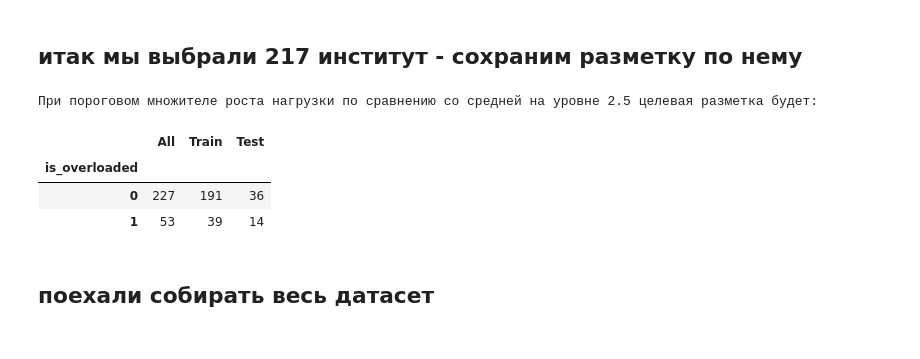
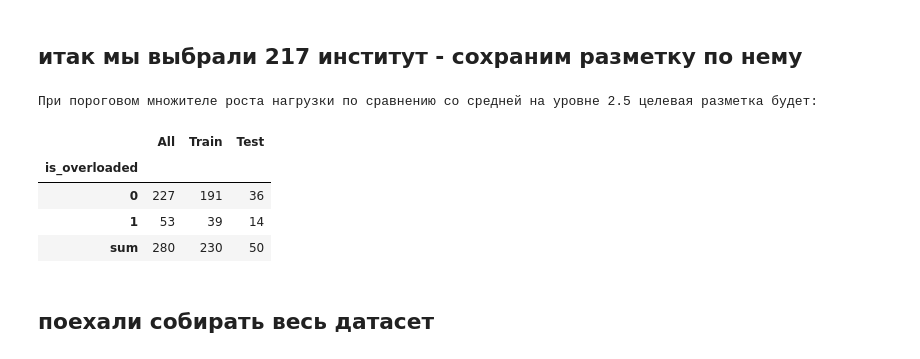
Before and after one commit to SanSanychSeva/OTUS_ML_Adv_GradProj_SaintSanych_v1, a Jupyter notebook: notebooks/3_daily_ts_data_preproc.ipynb, the cells around one changed output. Saved outputs shown, nothing was run; the diff lists cells and outputs as text; code cells hidden in the pictures.

```diff
--- a/notebooks/3_daily_ts_data_preproc.ipynb
+++ b/notebooks/3_daily_ts_data_preproc.ipynb
@@ -144,20 +147,23 @@ plt.show()
 # %%
 print('\nПри пороговом множителе роста нагрузки по сравнению со средней на уровне', thres_factor,
       'целевая разметка будет:')
-pd.DataFrame(
+view_tmp = pd.DataFrame(
     data=[
         tmp_df_217['is_overloaded'].map(int).value_counts(),
         tmp_df_217['is_overloaded'].map(int).iloc[:230].value_counts(),
         tmp_df_217['is_overloaded'].map(int).iloc[230:].value_counts()
     ],
     index=['All', 'Train', 'Test']
-).T
+)
+view_tmp['sum'] = view_tmp.sum(axis=1)
+view_tmp.T
 # %% [output]
 При пороговом множителе роста нагрузки по сравнению со средней на уровне 2.5 целевая разметка будет:
 |  | All | Train | Test |
 | is_overloaded |  |  |  |
 | 0 | 227 | 191 | 36 |
 | 1 | 53 | 39 | 14 |
+| sum | 280 | 230 | 50 |
 # %%
 tmp_df_217[['id_time','is_overloaded']].map(int).to_csv(
           os.path.join(proj_root, 'preprocessed_datasets', 'inst_217_marked_target.csv'), index=False)
```
Also changed, not shown: parts of 7 cells of this notebook, 7 other files.
